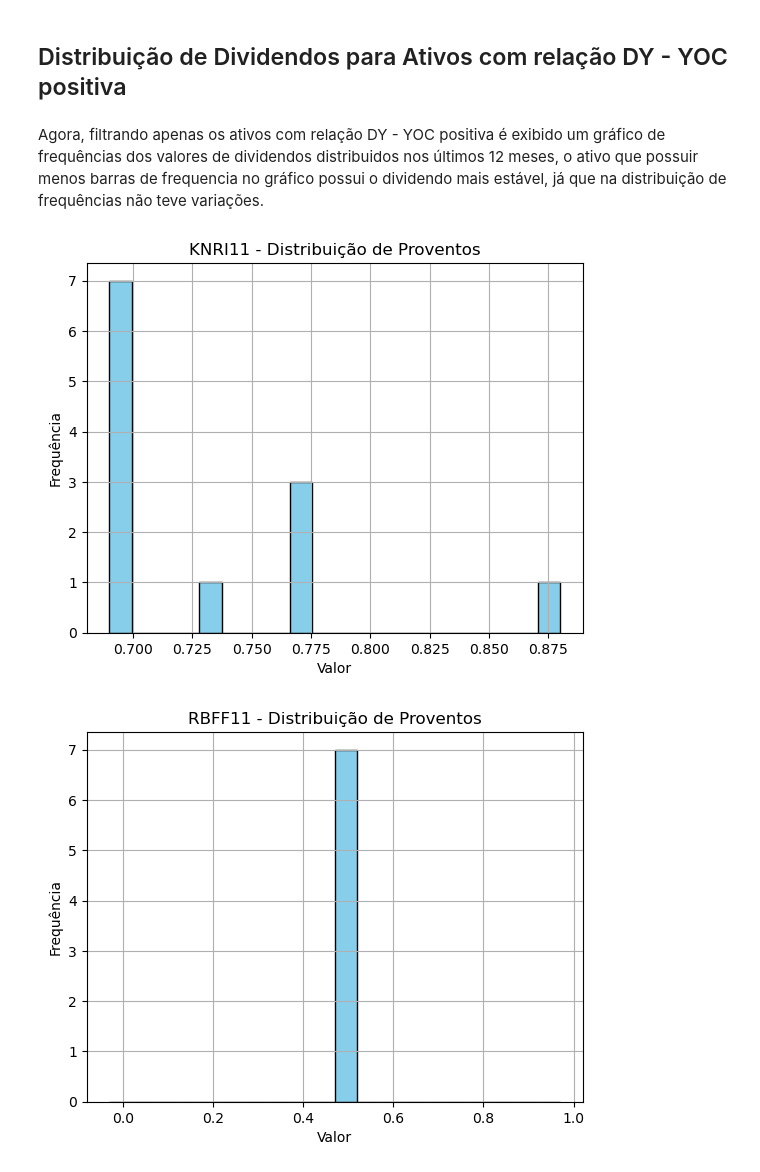
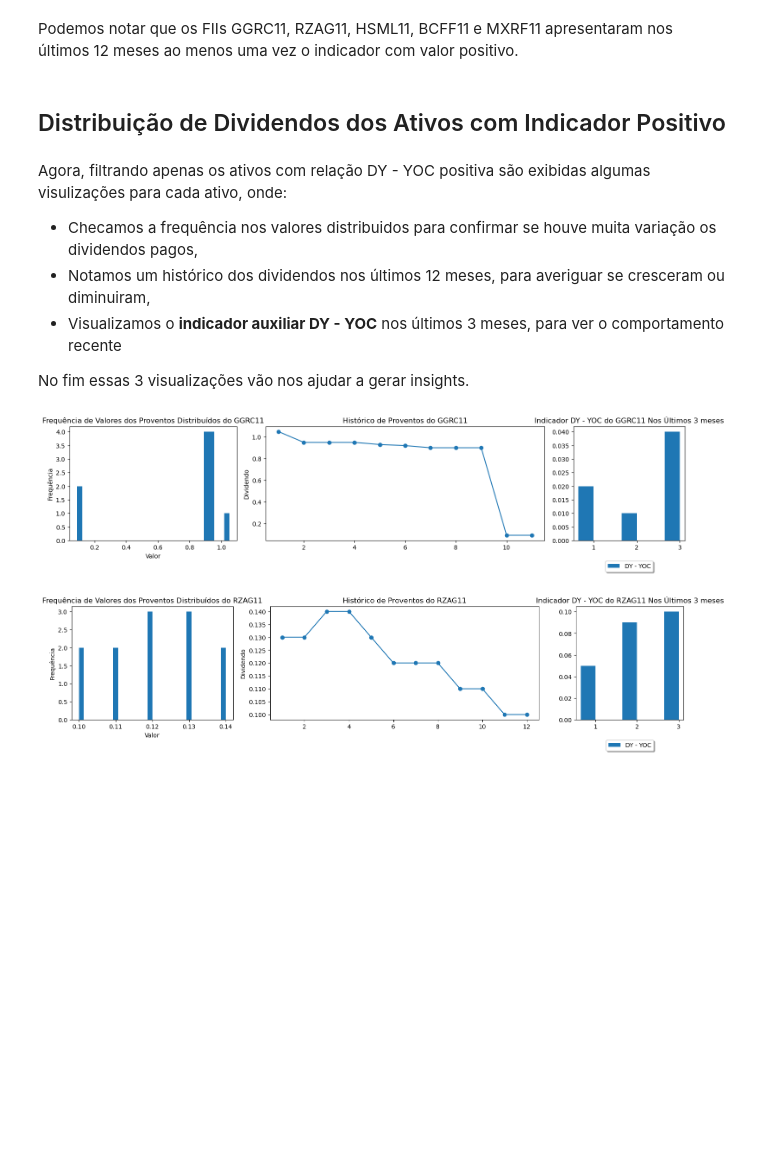
Before and after one commit to devBino/analise_dados_cases, a Jupyter notebook: analise_dividendos/dividendos_historicos_analise.ipynb, the cells around one changed output. Cells and saved outputs as stored; diff of their text form; code cells hidden in the pictures; blank space fills up the shorter version.

Commit message:
Refinando notebook com analise de dividendos

```diff
--- a/analise_dividendos/dividendos_historicos_analise.ipynb
+++ b/analise_dividendos/dividendos_historicos_analise.ipynb
@@ -25,10 +36,14 @@ dados = dados[ dados['Ativo'] != 'XPLG11' ]
 dados = dados[ dados['Ativo'] != 'HSLG11' ]
 
 #calculando diferença entre DY - YOC e criando nova coluna no DataFrame para posterior utilização
-dados['YOC_DY'] = dados['DY'].str.replace(' %','').astype(float) - dados['YOC'].str.replace(' %','').astype(float)
+dados['VALOR_DY'] = dados['DY'].str.replace(' %','').astype(float)
+dados['VALOR_YOC'] = dados['YOC'].str.replace(' %','').astype(float)
+dados['YOC_DY'] = dados['VALOR_DY'] - dados['VALOR_YOC']
 
 #tratando valor por cota para posterior utilização
 dados['VALOR_DY_COTA'] = dados['Valor por cota'].str.replace('R$ ','').str.replace(',','.').astype(float)
 
-display(dados)
+dados = dados.sort_values('Data pgto.', ascending=False)
+
+dados.head()
 # %% [output]
@@ -53,5 +55,0 @@ Importante considerar que nem todos os ativos irão possuir a mesma quantidade d
-# %%
-dados['Dividendos'] = dados['Recebido'].str.replace('R$ ','').str.replace(',','.').astype(float)
-recebido_por_ativo = dados[['Ativo','Dividendos']].groupby('Ativo').sum().sort_values(by='Dividendos', ascending=False)
-
-display(recebido_por_ativo)
@@ -96,14 +80,13 @@ for i, a in enumerate(ativos):
 
     registros_ativo = dados[ dados['Ativo'] == a ][:limite_meses_relatorios]
     registros_positivos = registros_ativo[ registros_ativo['YOC_DY'] > 0.0 ]
-
     total_registros_ativo = len(registros_ativo)
     total_registros_positivos = len(registros_positivos)
     parcial_positivos = (total_registros_positivos / total_registros_ativo) * 100
 
-    relatorio_dy_yoc.append({'Ativo':a, 'Registros':total_registros_ativo, 'Negativos':total_registros_positivos,'ParcialNegativos':round(parcial_positivos, 2)})
+    relatorio_dy_yoc.append({'Ativo':a, 'Últimos Meses':total_registros_ativo, 'Positivos':total_registros_positivos,'Parcial Positivos':round(parcial_positivos, 2)})
 
-df_relatorio = pd.DataFrame(relatorio_dy_yoc).sort_values(by='ParcialNegativos', ascending=False)
+df_relatorio = pd.DataFrame(relatorio_dy_yoc).sort_values(by='Parcial Positivos', ascending=False)
 
 display(df_relatorio)
 # %% [output]
@@ -116,22 +106,58 @@ display(df_relatorio)
+# %% [markdown]
+Podemos notar que os FIIs GGRC11, RZAG11, HSML11, BCFF11 e MXRF11 apresentaram nos últimos 12 meses ao menos uma vez o indicador com valor positivo.
 # %% [markdown]
-## Distribuição de Dividendos para Ativos com relação DY - YOC positiva
+## Distribuição de Dividendos dos Ativos com Indicador Positivo
 # %% [markdown]
-Agora, filtrando apenas os ativos com relação DY - YOC positiva é exibido um gráfico de frequências dos valores de dividendos distribuidos nos últimos 12 meses, o ativo que possuir menos barras de frequencia no gráfico possui o dividendo mais estável, já que na distribuição de frequências não teve variações.
+Agora, filtrando apenas os ativos com relação DY - YOC positiva são exibidas algumas visulizações para cada ativo, onde:
+
+- Checamos a frequência nos valores distribuidos para confirmar se houve muita variação os dividendos pagos,
+- Notamos um histórico dos dividendos nos últimos 12 meses, para averiguar se cresceram ou diminuiram,
+- Visualizamos o **indicador auxiliar DY - YOC** nos últimos 3 meses, para ver o comportamento recente
+
+No fim essas 3 visualizações vão nos ajudar a gerar insights.
 # %%
+import numpy as np
 import matplotlib.pyplot as plt
-ativos_relacao_positiva = df_relatorio[df_relatorio['ParcialNegativos'] > 0.0]
+
+ativos_relacao_positiva = df_relatorio[df_relatorio['Parcial Positivos'] > 0.0]
 
 for a in ativos_relacao_positiva['Ativo'].unique():
-    filtro_registros_ativo = dados['Ativo'] == a
-    registros_ativo = dados[filtro_registros_ativo][:limite_meses_relatorios]
 
-    plt.hist(registros_ativo['VALOR_DY_COTA'], bins=20, color='skyblue', edgecolor='black')
-    plt.title(a + ' - Distribuição de Proventos')
-    plt.xlabel('Valor')
-    plt.ylabel('Frequência')
-    plt.grid(True)
+    filtro = dados['Ativo'] == a
+    registros = dados[filtro][:limite_meses_relatorios]
+
+    fig, axs = plt.subplots(1, 3, figsize=(15, 4), gridspec_kw={'width_ratios': [3, 5, 2]})
+
+    #exibindo gráfico de distribuição para analisar variação dos dividendos
+    axs[0].hist(registros['VALOR_DY_COTA'], bins=30)
+    axs[0].set_title('Frequência de Valores dos Proventos Distribuídos do ' + a)
+    axs[0].set_xlabel('Valor')
+    axs[0].set_ylabel('Frequência')
+
+    #ordenar os registros do ativo em asc pela data pagamento
+    registros = registros.sort_values(by='Data pgto.', ascending=True)
+
+    #exibindo gráfico de linhas com histórico dos dividendos
+    axs[1].plot(np.arange(1,len(registros)+1), registros['VALOR_DY_COTA'], marker='o', linestyle='-')
+    axs[1].set_title('Histórico de Proventos do ' + a)
+    axs[1].set_ylabel('Dividendo')
+
+    #exibir gráfico mostrar ultimas 3 relações DY - YOC
+    dados_ultimas_dyoc = registros[len(registros)-3:]
+
+    largura = 0.35
+    indices = np.arange(3)
+
+    axs[2].set_title('Indicador DY - YOC nos Últimos 3 meses')
+    axs[2].bar(indices - largura/2, dados_ultimas_dyoc['YOC_DY'], largura, label='DY - YOC')
+    axs[2].set_xticks(indices)
+    axs[2].set_xticklabels(np.arange(1,4))
+
+    axs[2].legend(loc='lower center', bbox_to_anchor=(0.5, -0.3), fancybox=True, shadow=True, ncol=2)
+
+    plt.tight_layout()
 
     plt.show()
 # %% [output]
-[figure, old version]
+[figure, new version]
-[figure, old version]
+[figure, new version]
```
Also changed, not shown: parts of 23 cells of this notebook.
